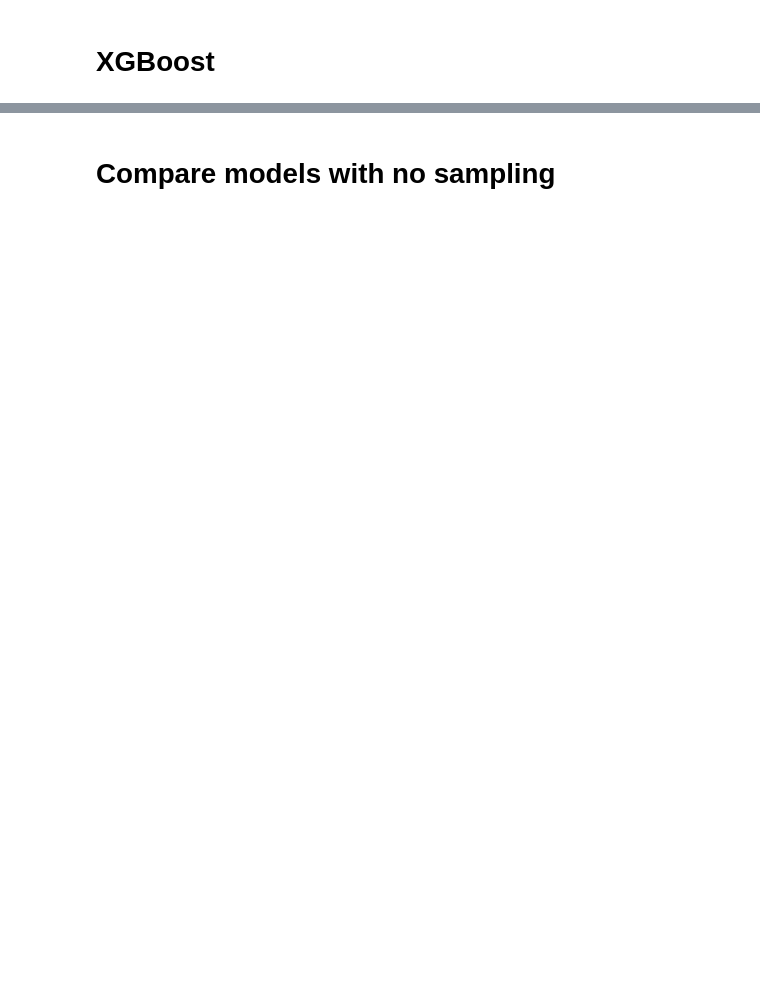
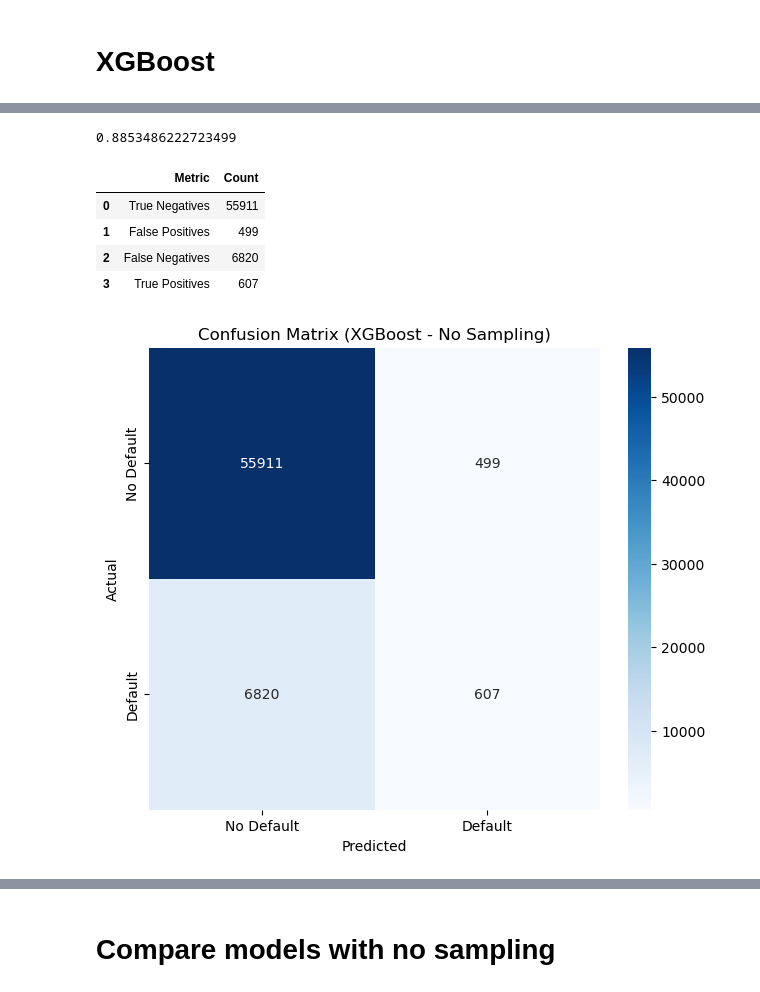
Before and after one commit to wrdhall3/loan-default-project, a Jupyter notebook: loan_default_project.ipynb, the cells around one changed output, grey strips where cells are left out. Cells and saved outputs as stored; diff of their text form; code cells hidden in the pictures; blank space fills up the shorter version.

```diff
--- a/loan_default_project.ipynb
+++ b/loan_default_project.ipynb
@@ -2137,0 +2349,18 @@ plt.show()
+# %%
+# Make and save testing predictions with the saved logistic regression model using the test data
+y_pred_xgb = xgb_model.predict(X_test_encoded)
+
+# Display the accuracy score for the test dataset.
+accuracy_score(y_test, y_pred_xgb)
+# %% [output]
+0.8853486222723499
+# %%
+#classifcation matrix
+display_confusion_matrix(y_test, y_pred_xgb, "XGBoost - No Sampling")
+# %% [output]
+|  | Metric | Count |
+| 0 | True Negatives | 55911 |
+| 1 | False Positives | 499 |
+| 2 | False Negatives | 6820 |
+| 3 | True Positives | 607 |
+[figure, added]
```
Also changed, not shown: parts of 179 cells of this notebook.
